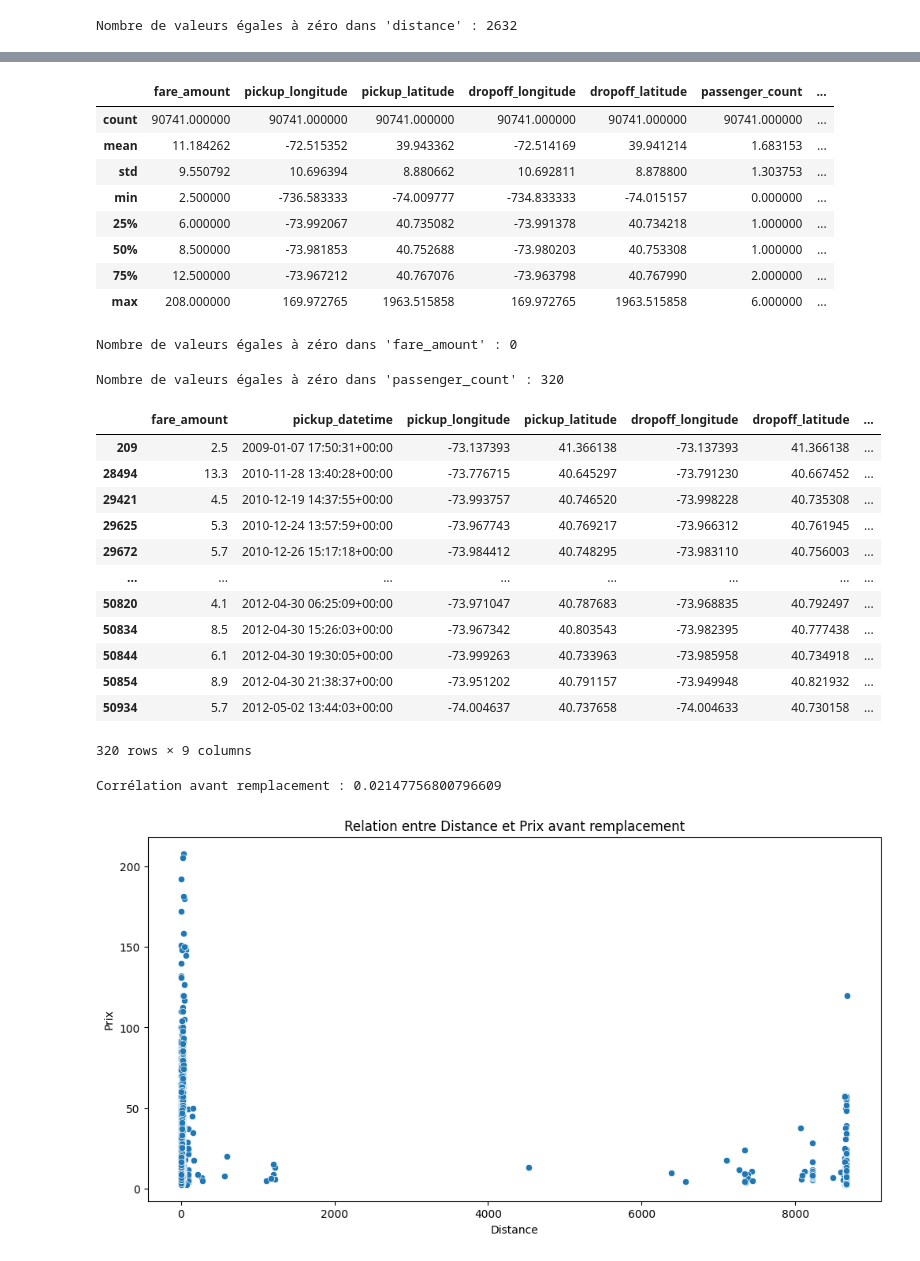
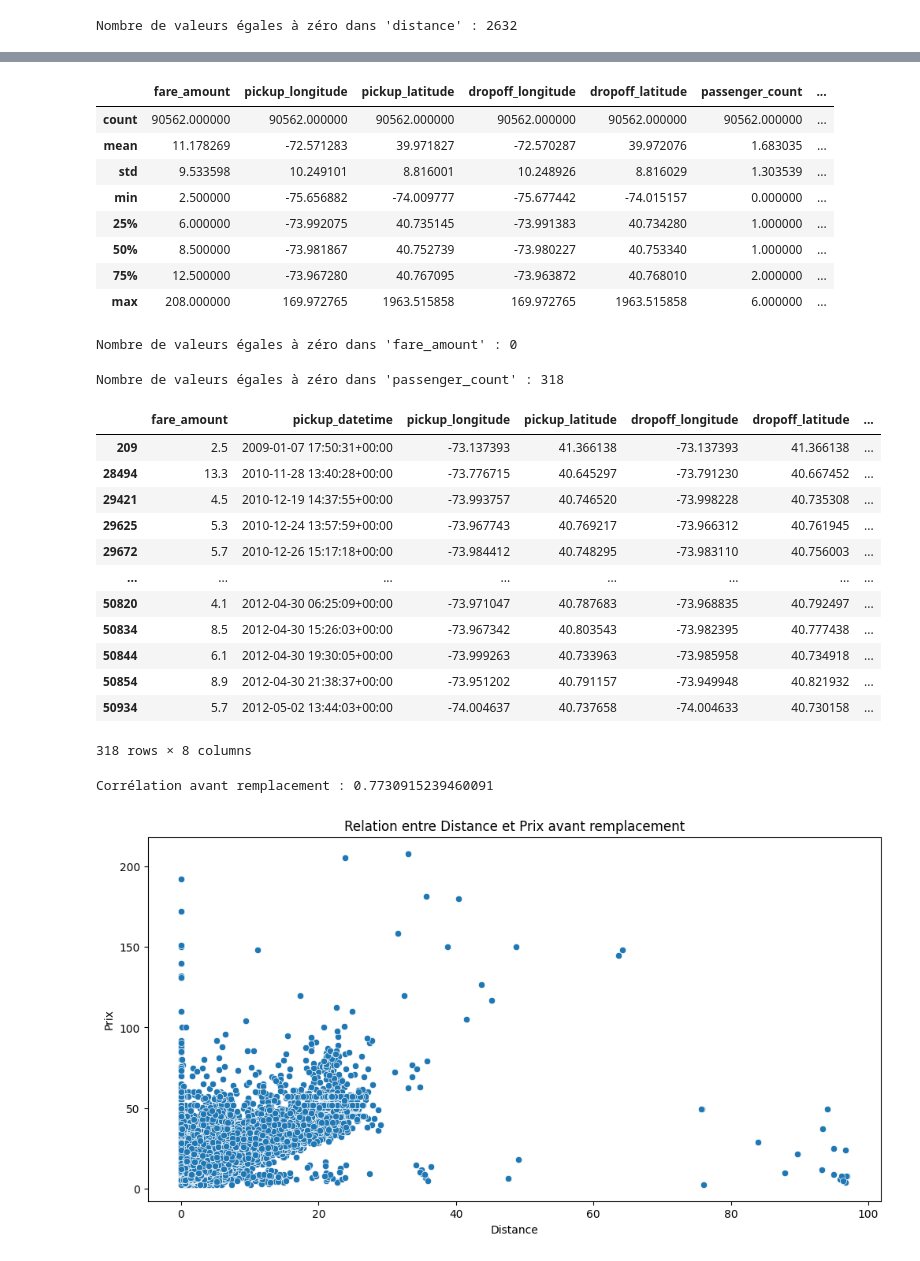
Before and after one commit to yjalil/prelectureMLops, a Jupyter notebook: project/preproc_modelRNN.ipynb, the cells around one changed output, grey strips where cells are left out. Cells and saved outputs as stored; diff of their text form; code cells hidden in the pictures.

```diff
--- a/project/preproc_modelRNN.ipynb
+++ b/project/preproc_modelRNN.ipynb
@@ -159,9 +159,6 @@ dropoff_latitude                     40.732877
 passenger_count                              1
 distance                          13818.611629
 Name: 48159, dtype: object
-# %%
-# Supprimer la ligne correspondante  de outlier errone en utilisant l'indice
-df = df.drop(max_distance_idx)
 # %%
 df.shape
 # %% [output]
@@ -261,13 +260,13 @@ rows_with_zero_distance
 # %%
-df.describe()
+filtered_df.describe()
 # %% [output]
 |  | fare_amount | pickup_longitude | pickup_latitude | dropoff_longitude | dropoff_latitude | passenger_count | ... |
-| count | 90741.000000 | 90741.000000 | 90741.000000 | 90741.000000 | 90741.000000 | 90741.000000 | ... |
-| mean | 11.184262 | -72.515352 | 39.943362 | -72.514169 | 39.941214 | 1.683153 | ... |
-| std | 9.550792 | 10.696394 | 8.880662 | 10.692811 | 8.878800 | 1.303753 | ... |
-| min | 2.500000 | -736.583333 | -74.009777 | -734.833333 | -74.015157 | 0.000000 | ... |
-| 25% | 6.000000 | -73.992067 | 40.735082 | -73.991378 | 40.734218 | 1.000000 | ... |
-| 50% | 8.500000 | -73.981853 | 40.752688 | -73.980203 | 40.753308 | 1.000000 | ... |
-| 75% | 12.500000 | -73.967212 | 40.767076 | -73.963798 | 40.767990 | 2.000000 | ... |
+| count | 90562.000000 | 90562.000000 | 90562.000000 | 90562.000000 | 90562.000000 | 90562.000000 | ... |
+| mean | 11.178269 | -72.571283 | 39.971827 | -72.570287 | 39.972076 | 1.683035 | ... |
+| std | 9.533598 | 10.249101 | 8.816001 | 10.248926 | 8.816029 | 1.303539 | ... |
+| min | 2.500000 | -75.656882 | -74.009777 | -75.677442 | -74.015157 | 0.000000 | ... |
+| 25% | 6.000000 | -73.992075 | 40.735145 | -73.991383 | 40.734280 | 1.000000 | ... |
+| 50% | 8.500000 | -73.981867 | 40.752739 | -73.980227 | 40.753340 | 1.000000 | ... |
+| 75% | 12.500000 | -73.967280 | 40.767095 | -73.963872 | 40.768010 | 2.000000 | ... |
 | max | 208.000000 | 169.972765 | 1963.515858 | 169.972765 | 1963.515858 | 6.000000 | ... |
 # %%
@@ -276,12 +275,12 @@ print(f"Nombre de valeurs égales à zéro dans 'fare_amount' : {zero_fare_count
 # %% [output]
 Nombre de valeurs égales à zéro dans 'fare_amount' : 0
 # %%
-zero_passenger_count = (df['passenger_count'] == 0).sum()
+zero_passenger_count = (filtered_df['passenger_count'] == 0).sum()
 print(f"Nombre de valeurs égales à zéro dans 'passenger_count' : {zero_passenger_count}")
 # %% [output]
-Nombre de valeurs égales à zéro dans 'passenger_count' : 320
+Nombre de valeurs égales à zéro dans 'passenger_count' : 318
 # %%
-rows_with_zero_fare = df[df['passenger_count'] == 0]
+rows_with_zero_fare = filtered_df[filtered_df['passenger_count'] == 0]
 rows_with_zero_fare
 # %% [output]
 |  | fare_amount | pickup_datetime | pickup_longitude | pickup_latitude | dropoff_longitude | dropoff_latitude | ... |
@@ -296,10 +295,10 @@ rows_with_zero_fare
 | 50844 | 6.1 | 2012-04-30 19:30:05+00:00 | -73.999263 | 40.733963 | -73.985958 | 40.734918 | ... |
 | 50854 | 8.9 | 2012-04-30 21:38:37+00:00 | -73.951202 | 40.791157 | -73.949948 | 40.821932 | ... |
 | 50934 | 5.7 | 2012-05-02 13:44:03+00:00 | -74.004637 | 40.737658 | -74.004633 | 40.730158 | ... |
-320 rows × 9 columns
+318 rows × 8 columns
 # %%
 # Corrélation avant remplacement
-correlation_before = df['distance'].corr(df['fare_amount'])
+correlation_before = filtered_df['distance'].corr(filtered_df['fare_amount'])
 print(f"Corrélation avant remplacement : {correlation_before}")
 # %% [output]
-Corrélation avant remplacement : 0.02147756800796609
+Corrélation avant remplacement : 0.7730915239460091
@@ -314,16 +305,16 @@ Corrélation avant remplacement : 0.02147756800796609
 # %%
 import matplotlib.pyplot as plt
 import seaborn as sns
 
 # Visualisation avant remplacement
 plt.figure(figsize=(12, 6))
-sns.scatterplot(x='distance', y='fare_amount', data=df)
+sns.scatterplot(x='distance', y='fare_amount', data=filtered_df)
 plt.title('Relation entre Distance et Prix avant remplacement')
 plt.xlabel('Distance')
 plt.ylabel('Prix')
 plt.show()
 # %% [output]
-[figure, old version]
+[figure, new version]
 # %%
 # Visualisation après remplacement
 plt.figure(figsize=(12, 6))
```
Also changed, not shown: parts of 14 cells of this notebook.
